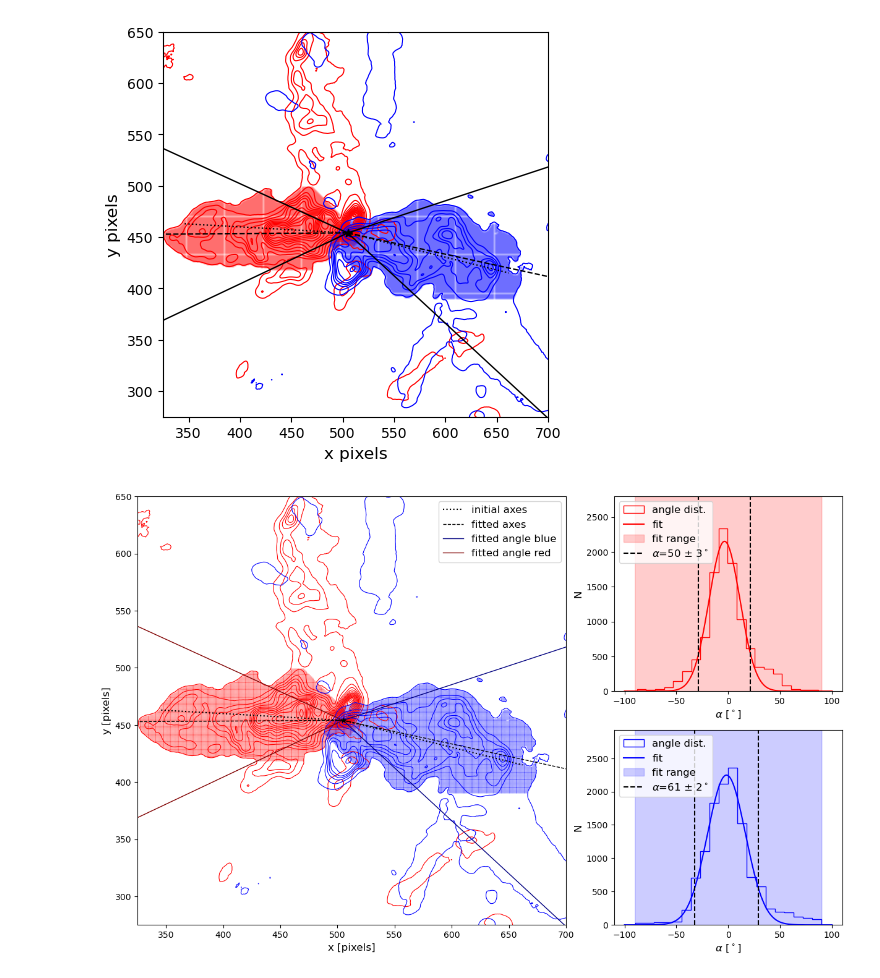
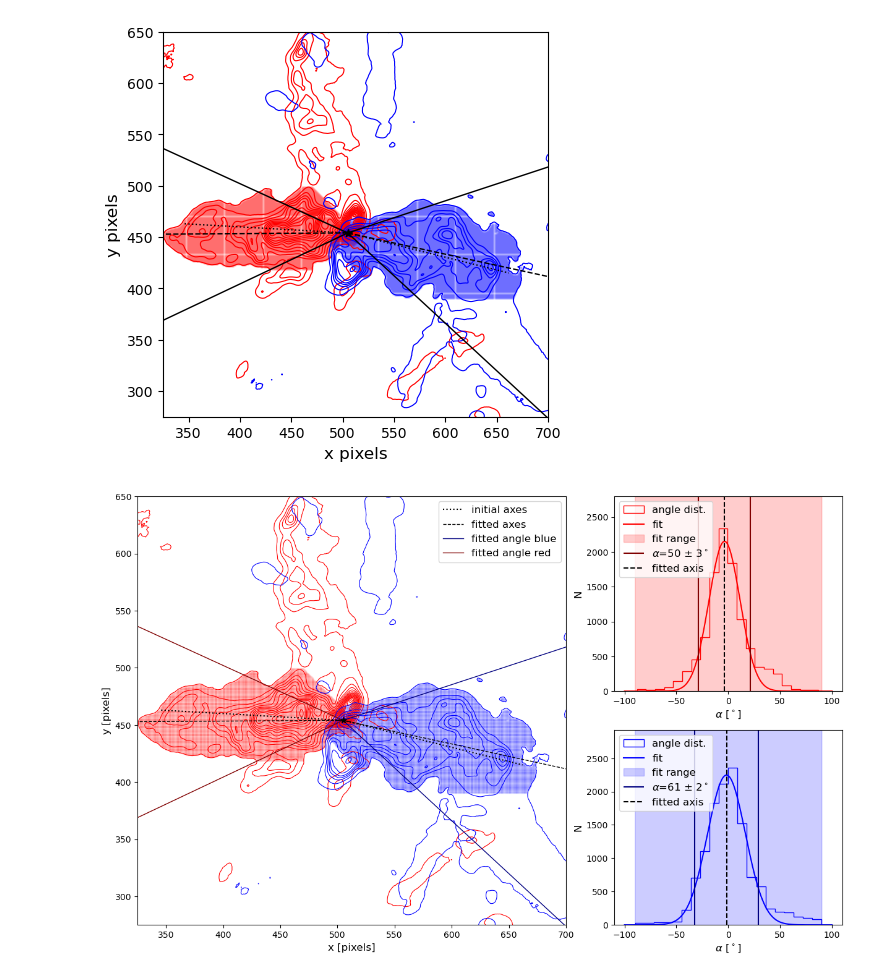
Before and after one commit to femkeballieux/master_project_2, a Jupyter notebook: code/LTERadtrans_RotDiagram_G337.92.ipynb, the cells around one changed output. Saved outputs shown, nothing was run; the diff lists cells and outputs as text; code cells hidden in the pictures.

```diff
--- a/code/LTERadtrans_RotDiagram_G337.92.ipynb
+++ b/code/LTERadtrans_RotDiagram_G337.92.ipynb
@@ -1082,14 +1082,14 @@ gs = gridspec.GridSpec(2, 2, width_ratios=[2, 1], wspace=0.1)  # Make the first
 ax1 = fig.add_subplot(gs[:, 0])
 
 #central protostar
-ax1.scatter(point1_red[0], point1_red[1], s=30, color='black', zorder=10, marker='*')
+ax1.scatter(point1_red[0], point1_red[1], s=50, color='black', zorder=10, marker='*')
 
 #red
-ax1.scatter(outflow_red_x_masked, outflow_red_y_masked, s=1, color='red', alpha=0.2)
+ax1.scatter(outflow_red_x_masked, outflow_red_y_masked, s=1, color='red', alpha=0.1, marker='s')
 ax1.plot([point1_red[0], point2_red[0]], [point1_red[1], point2_red[1]], color='black', zorder=30, linewidth=1.5, linestyle=':', label='initial axes')
 contours_red=ax1.contour(B6_red.value, levels=contourlevels_red, colors='red', linewidths=0.8) #Only place we use unclipped M0 maps
 
-ax1.scatter(outflow_blue_x_masked, outflow_blue_y_masked, s=1, color='blue', alpha=0.2)
+ax1.scatter(outflow_blue_x_masked, outflow_blue_y_masked, s=1, color='blue', alpha=0.1, marker='s')
 ax1.plot([point1_blue[0], point2_blue[0]], [point1_blue[1], point2_blue[1]], color='black', zorder=30, linewidth=1.5, linestyle=':')
 contours_blue=ax1.contour(B6_blue.value, levels=contourlevels_blue, colors='blue', linewidths=0.8) #Only place we use unclipped M0 maps
 
@@ -1102,35 +1102,37 @@ ax1.set_aspect('equal')
 
 ax1.plot([point1_blue[0], point1_blue[0] + new_axis_blue[0]], [point1_blue[1], point1_blue[1] + new_axis_blue[1]], color='black', linestyle='--', linewidth=1, label='fitted axes')
 ax1.plot([point1_blue[0], point1_blue[0] + upper_angle_blue[0]], [point1_blue[1], point1_blue[1] + upper_angle_blue[1]], color='navy', linestyle='-', linewidth=1, label='fitted angle blue')
 ax1.plot([point1_blue[0], point1_blue[0] + lower_angle_blue[0]], [point1_blue[1], point1_blue[1] + lower_angle_blue[1]], color='navy', linestyle='-', linewidth=1)
 ax1.plot([point1_red[0], point1_red[0] + new_axis_red[0]], [point1_red[1], point1_red[1] + new_axis_red[1]], color='black', linestyle='--', linewidth=1)
 ax1.plot([point1_red[0], point1_red[0] + upper_angle_red[0]], [point1_red[1], point1_red[1] + upper_angle_red[1]], color='maroon', linestyle='-', linewidth=1, label='fitted angle red')
 ax1.plot([point1_red[0], point1_red[0] + lower_angle_red[0]], [point1_red[1], point1_red[1] + lower_angle_red[1]], color='maroon', linestyle='-', linewidth=1)
 ax1.legend()
 
 # Plot the histogram of the data
 ax2 = fig.add_subplot(gs[0, 1])
 ax2.hist(signed_angles_degrees_red, bins=bins_red, color = 'red', histtype = 'step', label='angle dist.')
 ax2.plot(x_plot, gaussian(x_plot, popt_red[0], popt_red[1], popt_red[2]), label='fit', color='red')
 ax2.fill_betweenx(y_plot_red, red_min, red_max, color='red', alpha=0.2, label='fit range')
-ax2.vlines(mu_red-0.5*fwqm_red, 0, 1.3*a_red, color='black', linestyle='--', label=fr'$ \alpha$={fwqm_red:.0f} $\pm$ {e_fwqm_red:.0f}$^\circ$')
-ax2.vlines(mu_red+0.5*fwqm_red, 0, 1.3*a_red, color='black', linestyle='--')
+ax2.vlines(mu_red-0.5*fwqm_red, 0, 1.3*a_red, color='maroon', linestyle='-', label=fr'$ \alpha$={fwqm_red:.0f} $\pm$ {e_fwqm_red:.0f}$^\circ$')
+ax2.vlines(mu_red+0.5*fwqm_red, 0, 1.3*a_red, color='maroon', linestyle='-')
+ax2.vlines(mu_red,0,1.3*a_red, color='black', linestyle='--', label='fitted axis')
 ax2.legend(loc='upper left')
 ax2.set_xlabel(r'$\alpha$ [$^\circ$]')
 ax2.set_ylabel('N')
 ax2.set_ylim(0,a_red*1.3)
 
 
 ax3 = fig.add_subplot(gs[1, 1])
 ax3.hist(signed_angles_degrees_blue, bins=bins_blue, color = 'blue', histtype = 'step', label='angle dist.')
 ax3.plot(x_plot, gaussian(x_plot, popt_blue[0], popt_blue[1], popt_blue[2]), label='fit', color='blue')
 ax3.fill_betweenx(y_plot_blue, blue_min, blue_max, color='blue', alpha=0.2, label='fit range')
-ax3.vlines(mu_blue-0.5*fwqm_blue, 0, 1.3*a_blue, color='black', linestyle='--', label=fr'$\alpha$={fwqm_blue:.0f} $\pm$ {e_fwqm_blue:.0f}$^\circ$')
-ax3.vlines(mu_blue+0.5*fwqm_blue, 0, 1.3*a_blue, color='black', linestyle='--')
+ax3.vlines(mu_blue-0.5*fwqm_blue, 0, 1.3*a_blue, color='navy', linestyle='-', label=fr'$\alpha$={fwqm_blue:.0f} $\pm$ {e_fwqm_blue:.0f}$^\circ$')
+ax3.vlines(mu_blue+0.5*fwqm_blue, 0, 1.3*a_blue, color='navy', linestyle='-')
+ax3.vlines(mu_blue,0,1.3*a_blue, color='black', linestyle='--', label='fitted axis')
 ax3.legend(loc='upper left')
 ax3.set_xlabel(r'$\alpha$ [$^\circ$]')
 ax3.set_ylabel('N')
 ax3.set_ylim(0,a_blue*1.3)
 plt.savefig(fname=path+'plots/angle_overview_'+source_name+'_.pdf', bbox_inches='tight' )
 # %% [output]
-[figure, old version]
+[figure, new version]
```
Also changed, not shown: 8 other files.
